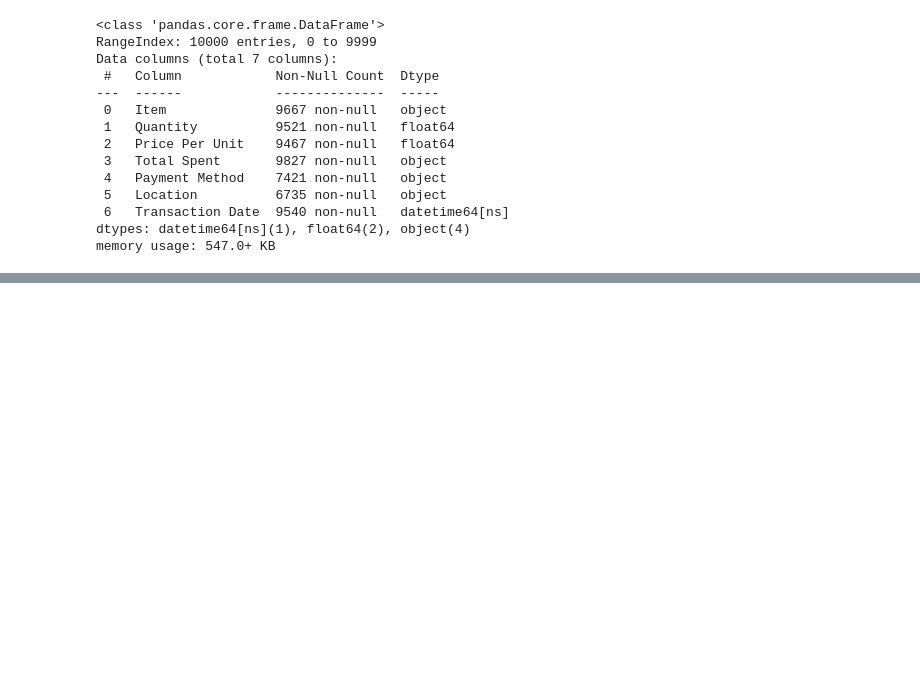
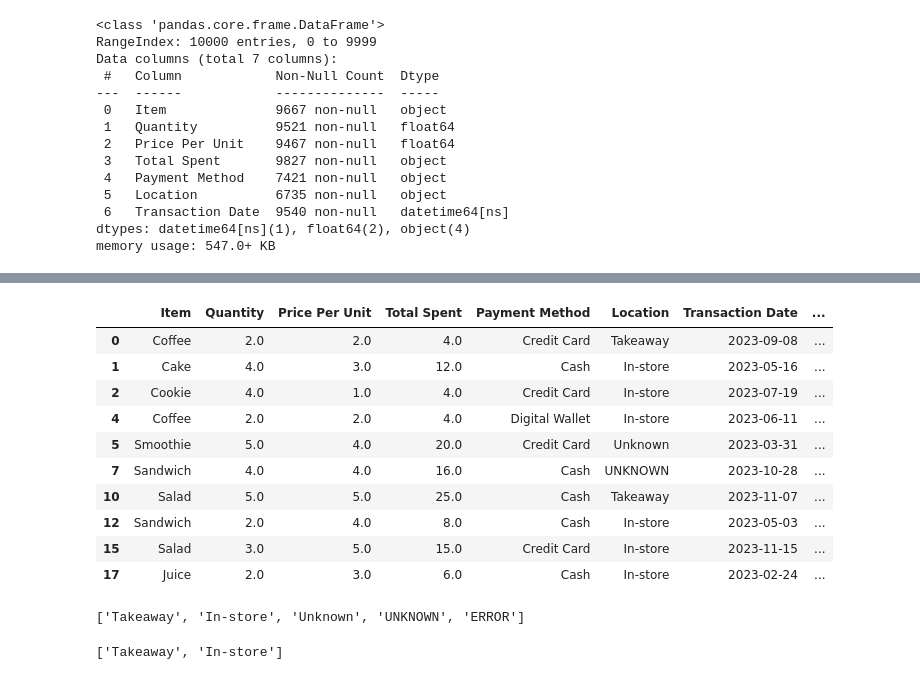
Before and after one commit to manishbhatia7/ML-Projects, a Jupyter notebook: Public Datasets/Dirty Cafe Sales/notebook.ipynb, the cells around one changed output, grey strips where cells are left out. Cells and saved outputs as stored; diff of their text form; code cells hidden in the pictures; blank space fills up the shorter version.

```diff
--- a/Public Datasets/Dirty Cafe Sales/notebook.ipynb
+++ b/Public Datasets/Dirty Cafe Sales/notebook.ipynb
@@ -130,0 +158,2 @@ df=df[df['Price Per Unit'].notna()]
+# %%
+df['Transaction Date'].fillna("UNKNOWN",inplace=True)
@@ -130,0 +176,5 @@ df=df[df['Price Per Unit'].notna()]
+# %%
+df=df[df['Item']!='UNKNOWN']
+df=df[df['Item']!='ERROR']
+unique_list=list(df['Item'].unique())
+print(unique_list)
@@ -130,0 +197,6 @@ df=df[df['Price Per Unit'].notna()]
+# %%
+df=df[df['Payment Method']!='UNKNOWN']
+df=df[df['Payment Method']!='ERROR']
+df=df[df['Payment Method']!='Unknown']
+unique_payment_values=list(df['Payment Method'].unique())
+print(unique_payment_values)
@@ -130,0 +205,6 @@ df=df[df['Price Per Unit'].notna()]
+# %%
+df['Transaction Date']=pd.to_datetime(df['Transaction Date'],errors='coerce')
+df.dropna(subset='Transaction Date',inplace=True)
+df['Transaction Year']=df.loc[:,'Transaction Date'].dt.year
+df['Transaction Month']=df.loc[:,'Transaction Date'].dt.month
+df['Transaction Day']=df.loc[:,'Transaction Date'].dt.day
@@ -130,0 +225,27 @@ df=df[df['Price Per Unit'].notna()]
+# %%
+df.head(10)
+# %% [output]
+|  | Item | Quantity | Price Per Unit | Total Spent | Payment Method | Location | Transaction Date | ... |
+| 0 | Coffee | 2.0 | 2.0 | 4.0 | Credit Card | Takeaway | 2023-09-08 | ... |
+| 1 | Cake | 4.0 | 3.0 | 12.0 | Cash | In-store | 2023-05-16 | ... |
+| 2 | Cookie | 4.0 | 1.0 | 4.0 | Credit Card | In-store | 2023-07-19 | ... |
+| 4 | Coffee | 2.0 | 2.0 | 4.0 | Digital Wallet | In-store | 2023-06-11 | ... |
+| 5 | Smoothie | 5.0 | 4.0 | 20.0 | Credit Card | Unknown | 2023-03-31 | ... |
+| 7 | Sandwich | 4.0 | 4.0 | 16.0 | Cash | UNKNOWN | 2023-10-28 | ... |
+| 10 | Salad | 5.0 | 5.0 | 25.0 | Cash | Takeaway | 2023-11-07 | ... |
+| 12 | Sandwich | 2.0 | 4.0 | 8.0 | Cash | In-store | 2023-05-03 | ... |
+| 15 | Salad | 3.0 | 5.0 | 15.0 | Credit Card | In-store | 2023-11-15 | ... |
+| 17 | Juice | 2.0 | 3.0 | 6.0 | Cash | In-store | 2023-02-24 | ... |
+# %%
+unique_locations_list=list(df['Location'].unique())
+print(unique_locations_list)
+# %% [output]
+['Takeaway', 'In-store', 'Unknown', 'UNKNOWN', 'ERROR']
+# %%
+df=df[df['Location']!='Unknown']
+df=df[df['Location']!='UNKNOWN']
+df=df[df['Location']!='ERROR']
+unique_locations_list=list(df['Location'].unique())
+print(unique_locations_list)
+# %% [output]
+['Takeaway', 'In-store']
```
Also changed, not shown: parts of 13 cells of this notebook.
